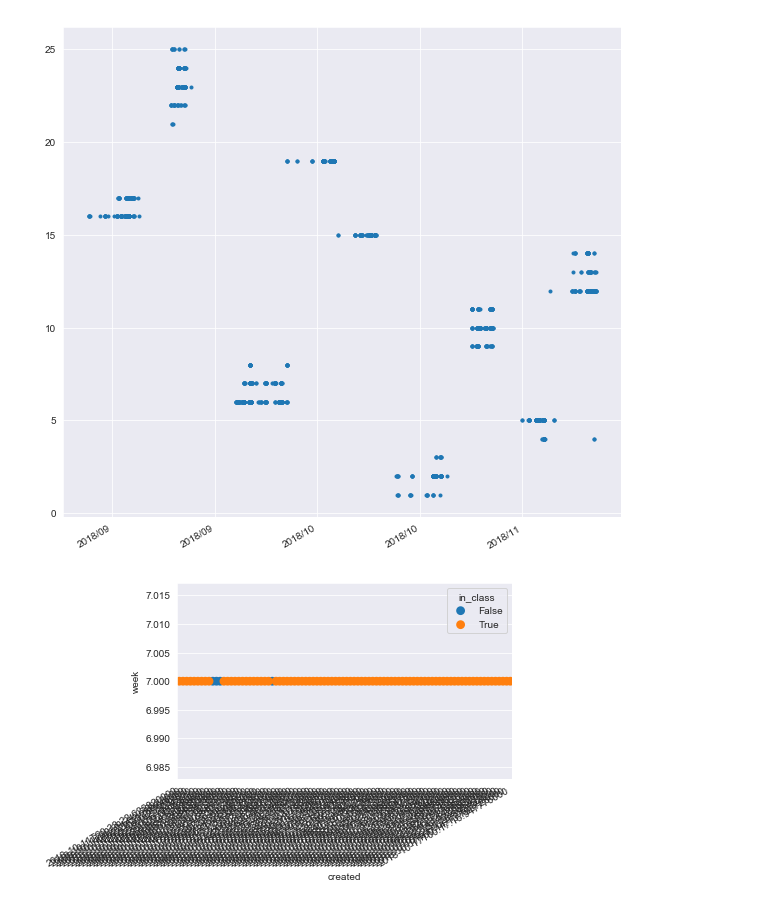
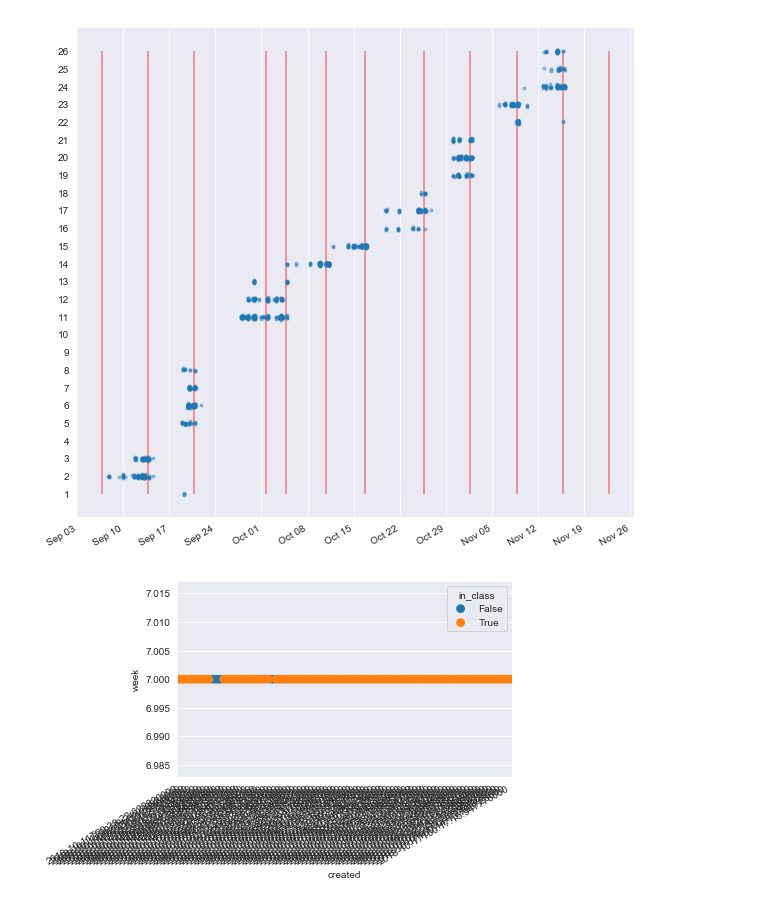
Before and after one commit to Bubblbu/public-knowledge-annotations, a Jupyter notebook: code/annotated-readings.ipynb, the cells around one changed output. Cells and saved outputs as stored; diff of their text form; code cells hidden in the pictures.

```diff
--- a/code/annotated-readings.ipynb
+++ b/code/annotated-readings.ipynb
@@ -13,4 +16,8 @@ import numpy as np
 # %%
+classes = pd.read_json("../data/classes.json", orient="records").T
+classes.date = classes.date.map(lambda x: x + "T17:30")
+classes.date = pd.to_datetime(classes.date, format="%d/%m/%YT%H:%M")
+usernames = json.load(open("../data/usernames.json"))
 readings = pd.read_csv("../data/readings.csv", index_col="id", parse_dates=['date'])
 comments = pd.read_csv("../data/comments.csv", index_col="id", parse_dates=['created', 'updated'])
 comments = comments.merge(readings[['url', 'week', 'part', 'date', 'required', 'speaker']], left_on="url_id", right_index=True)
@@ -39,13 +28,30 @@ comments
+# %%
+def rand_jitter(arr):
+    return arr + np.random.randn(len(arr)) * .05
 # %%
 pdf = comments[comments.in_class == True]
 fig, ax = plt.subplots(figsize=(10,10))
+
 # sns.pointplot(x="created", y="url_id", hue="in_class", data=pdf, ci=None, join=False, ax=ax, marker=".")
+ax.plot(pdf.created, rand_jitter(pdf.url_id), marker=".", ls='', alpha=.4)
 
-ax.plot(pdf.created, pdf.url_id, marker=".", ls='')
-ax.xaxis.set_major_formatter(mdates.DateFormatter('%Y/%m'))
+
+ax.yaxis.set_ticks(range(1,27))
+start, end = ax.get_ylim()
+ax.vlines(classes.date.unique(), 1, 26, colors="r", alpha=.5)
+
+mondays = mdates.WeekdayLocator(mdates.MONDAY)
+ax.xaxis.set_major_locator(mondays)
+
+weekFormatter = mdates.DateFormatter('%b %d')
+ax.xaxis.set_major_formatter(weekFormatter)
+
+#ax.xaxis.set_major_formatter(mdates.DateFormatter('%Y/%m'))
 fig.autofmt_xdate()
+
+ax.yaxis.grid(False)
 # %% [output]
-[figure, old version]
+[figure, new version]
 # %%
 fig, ax = plt.subplots()
 
```
Also changed, not shown: parts of 10 cells of this notebook.
